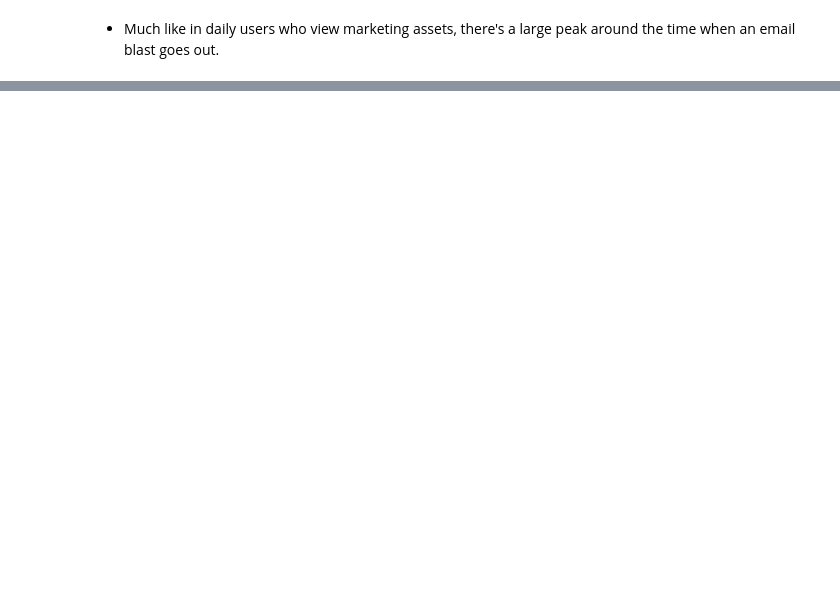
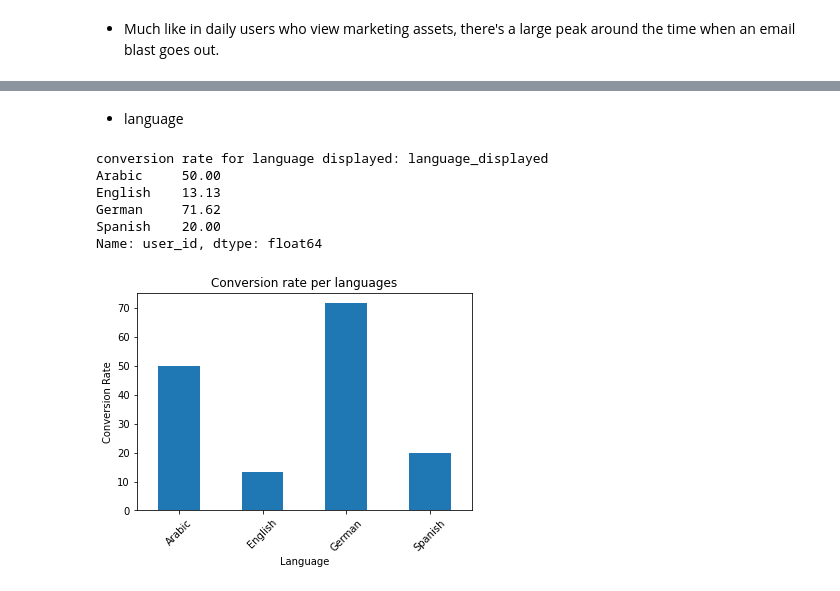
Before and after one commit to iamem1r/marketing_analysis, a Jupyter notebook: Marketing Analysis.ipynb, the cells around one changed output, grey strips where cells are left out. Saved outputs shown, nothing was run; the diff lists cells and outputs as text; code cells hidden in the pictures; blank space fills up the shorter version.

```diff
--- a/Marketing Analysis.ipynb
+++ b/Marketing Analysis.ipynb
@@ -130,0 +239,29 @@ plt.show()
+# %% [markdown]
+- language
+# %%
+# conversion rate
+
+
+convert_languages = marketing[marketing['converted'] == True].groupby(['language_displayed'])['user_id'].nunique()
+total_user_language = marketing.groupby('language_displayed')['user_id'].nunique()
+
+conv_rate_language = round((convert_languages/total_user_language)*100, 2)
+print(f"conversion rate for language displayed: {conv_rate_language}")
+
+# visualize
+conv_rate_language.plot(kind='bar')
+
+plt.title("Conversion rate per languages")
+plt.xlabel("Language")
+plt.ylabel("Conversion Rate")
+plt.xticks(rotation=45)
+
+plt.show()
+# %% [output]
+conversion rate for language displayed: language_displayed
+Arabic     50.00
+English    13.13
+German     71.62
+Spanish    20.00
+Name: user_id, dtype: float64
+[figure, added]
```
Also changed, not shown: parts of 16 cells of this notebook.
